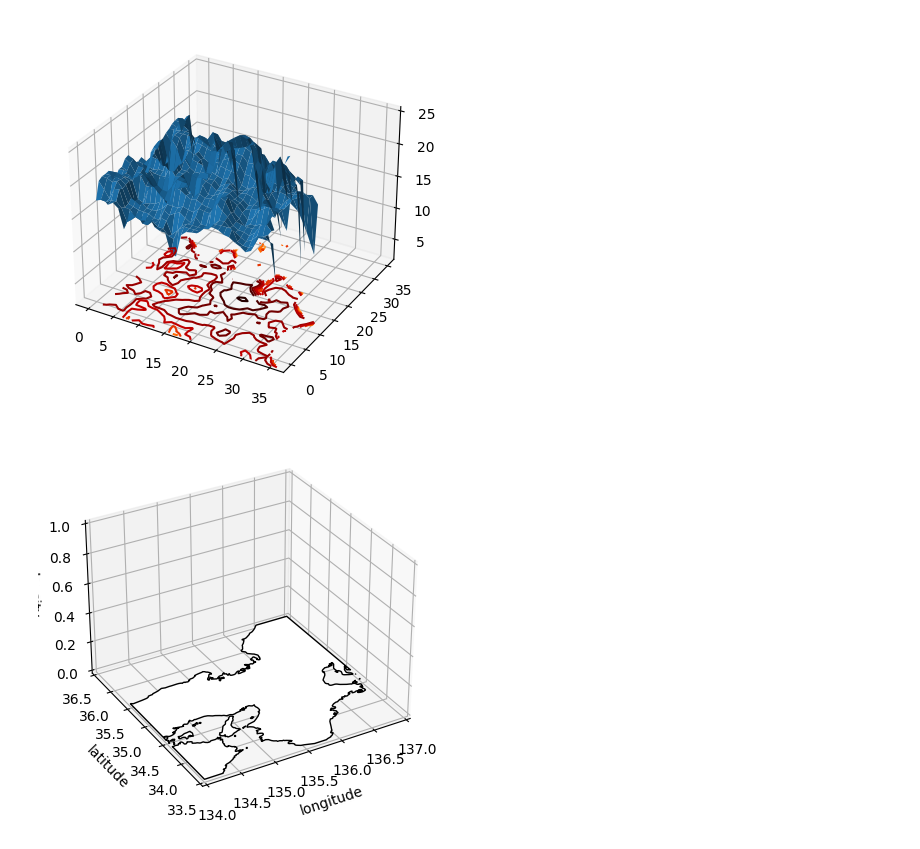
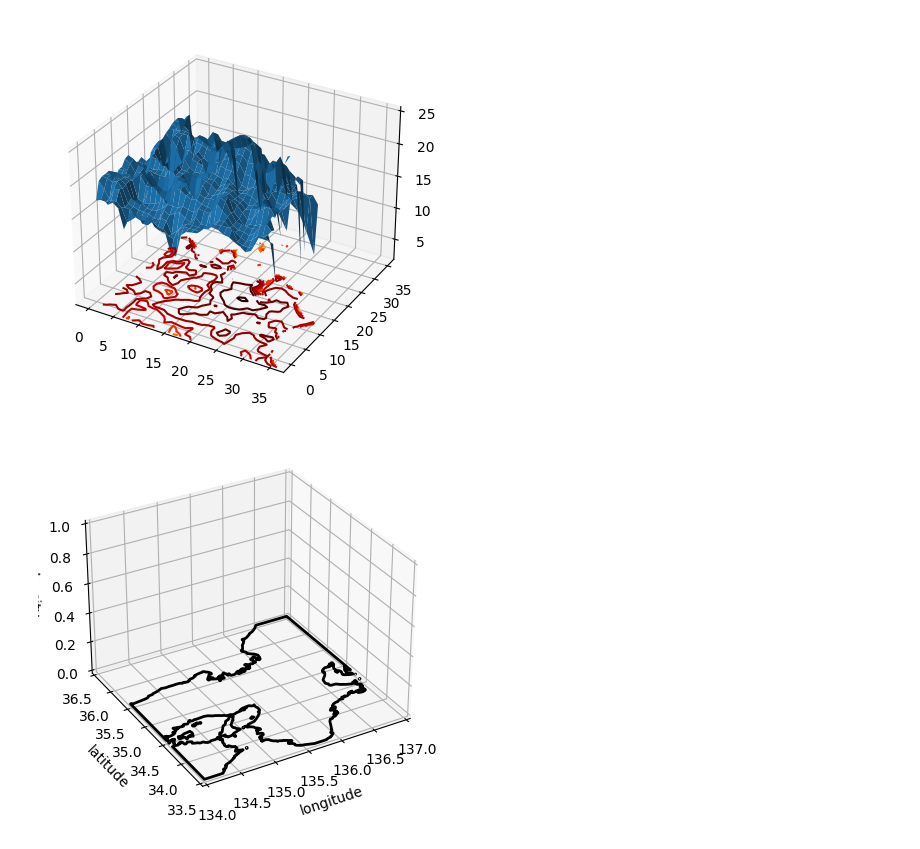
Before and after one commit to HalKiyo/h08_urban, a Jupyter notebook: qgis/pst/3Dplots_population_density.ipynb, the cells around one changed output. Cells and saved outputs as stored; diff of their text form; code cells hidden in the pictures.

```diff
--- a/qgis/pst/3Dplots_population_density.ipynb
+++ b/qgis/pst/3Dplots_population_density.ipynb
@@ -299,35 +299,35 @@ proj_ax.set_ylim(ax3d.get_ylim())
 # geometryの取得
 target_projection = proj_ax.projection
 feature = cartopy.feature.NaturalEarthFeature('physical', 'land', '10m')
 geoms = feature.geometries()
 # 領域取得
 boundary = proj_ax._get_extent_geom()
 # 投影方法の変換
 geoms = [target_projection.project_geometry(geom, feature.crs) for geom in geoms]
 
 # invalid な geometryの排除
 geoms2 = []
 for i in range(len(geoms)) :
     if geoms[i].is_valid :
         geoms2.append(geoms[i])
 
 geoms = geoms2
 
 # intersection
 geoms = [boundary.intersection(geom) for geom in geoms]
 # geometry to path to polygon to collection
 concat = lambda iterable: list(itertools.chain.from_iterable(iterable))
 paths = concat(geos_to_path(geom) for geom in geoms)
 polys = concat(path.to_polygons() for path in paths)
-lc = PolyCollection(polys, edgecolor='black', facecolor='white', closed=True, alpha=1)
+lc = PolyCollection(polys, edgecolor='black', linewidth=2, facecolor=(0,0,0,0), closed=True)
 
 # 挿入
 ax3d.add_collection3d(lc, zs=0)
 ax3d.view_init(elev=30, azim=-120)
 plt.close(proj_ax.figure) # 閉じないと plt.showで2個出てくる
 plt.show()
 # %% [output]
-[figure, old version]
+[figure, new version]
 # %%
 # main
 # %%
```
Also changed, not shown: parts of 5 cells of this notebook.
